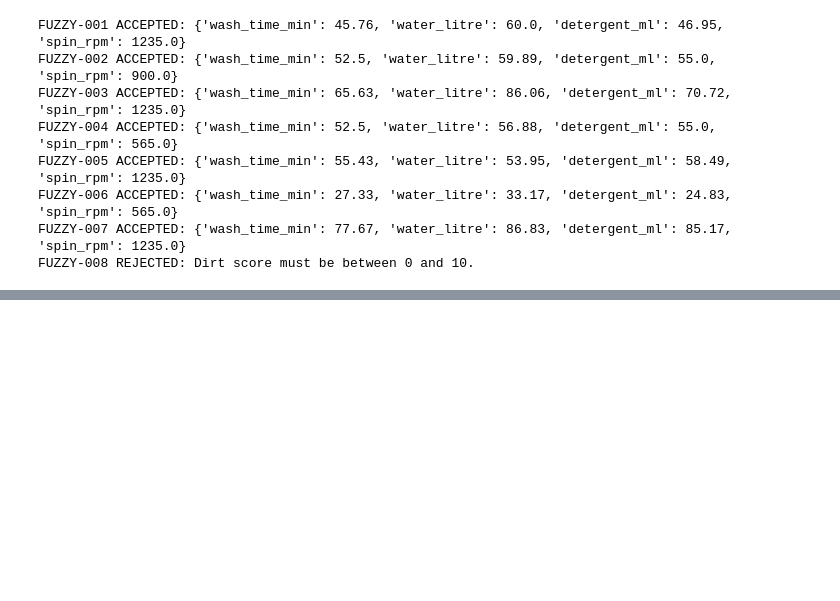
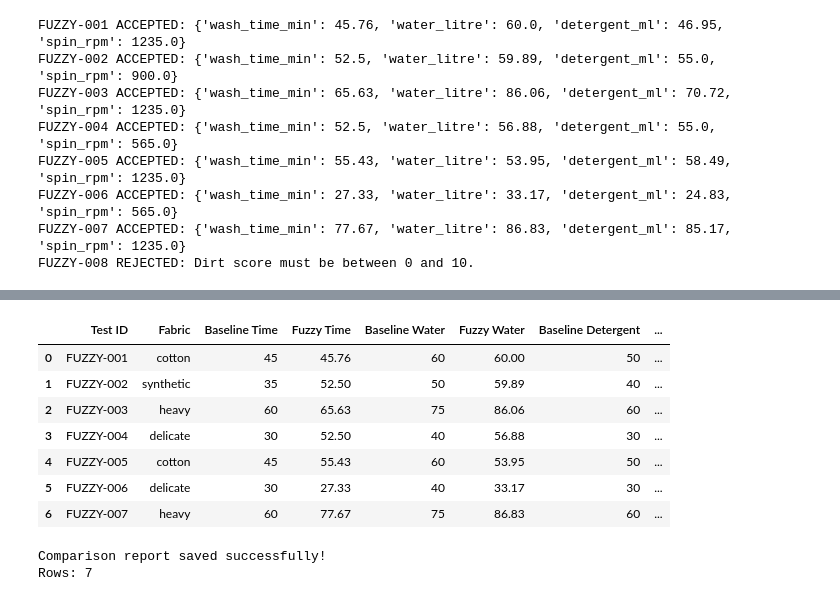
Before and after one commit to AdityaTripathi077/Smart-Washing-Machine-Optimizer, a Jupyter notebook: notebooks/02_fuzzy_controller.ipynb, the cells around one changed output, grey strips where cells are left out. Saved outputs shown, nothing was run; the diff lists cells and outputs as text; code cells hidden in the pictures; blank space fills up the shorter version.

Commit message:
Save Step 3 fuzzy controller comparison

```diff
--- a/notebooks/02_fuzzy_controller.ipynb
+++ b/notebooks/02_fuzzy_controller.ipynb
@@ -428,0 +478,54 @@ FUZZY-008 REJECTED: Dirt score must be between 0 and 10.
+# %%
+
+comparison_cases = [
+    (2, 2.0, "cotton", 100, "FUZZY-001"),
+    (5, 4.0, "synthetic", 60, "FUZZY-002"),
+    (9, 7.0, "heavy", 100, "FUZZY-003"),
+    (5, 2.0, "delicate", 80, "FUZZY-004"),
+    (7, 5.0, "cotton", 20, "FUZZY-005"),
+    (0, 0.5, "delicate", 0, "FUZZY-006"),
+    (10, 8.0, "heavy", 100, "FUZZY-007")
+]
+
+comparison_rows = []
+
+for dirt_score, load_kg, fabric, water_pct, test_id in comparison_cases:
+    baseline = baseline_controller(
+        dirt_score, load_kg, fabric, water_pct
+    )
+    fuzzy = washing_controller(
+        dirt_score, load_kg, fabric, water_pct
+    )
+
+    comparison_rows.append({
+        "Test ID": test_id,
+        "Fabric": fabric,
+        "Baseline Time": baseline["wash_time_min"],
+        "Fuzzy Time": fuzzy["wash_time_min"],
+        "Baseline Water": baseline["water_litre"],
+        "Fuzzy Water": fuzzy["water_litre"],
+        "Baseline Detergent": baseline["detergent_ml"],
+        "Fuzzy Detergent": fuzzy["detergent_ml"],
+        "Baseline RPM": baseline["spin_rpm"],
+        "Fuzzy RPM": fuzzy["spin_rpm"]
+    })
+
+comparison_df = pd.DataFrame(comparison_rows)
+display(comparison_df.round(2))
+# %% [output]
+|  | Test ID | Fabric | Baseline Time | Fuzzy Time | Baseline Water | Fuzzy Water | Baseline Detergent | ... |
+| 0 | FUZZY-001 | cotton | 45 | 45.76 | 60 | 60.00 | 50 | ... |
+| 1 | FUZZY-002 | synthetic | 35 | 52.50 | 50 | 59.89 | 40 | ... |
+| 2 | FUZZY-003 | heavy | 60 | 65.63 | 75 | 86.06 | 60 | ... |
+| 3 | FUZZY-004 | delicate | 30 | 52.50 | 40 | 56.88 | 30 | ... |
+| 4 | FUZZY-005 | cotton | 45 | 55.43 | 60 | 53.95 | 50 | ... |
+| 5 | FUZZY-006 | delicate | 30 | 27.33 | 40 | 33.17 | 30 | ... |
+| 6 | FUZZY-007 | heavy | 60 | 77.67 | 75 | 86.83 | 60 | ... |
+# %%
+
+comparison_df.to_csv("step3_baseline_vs_fuzzy.csv", index=False)
+print("Comparison report saved successfully!")
+print("Rows:", len(comparison_df))
+# %% [output]
+Comparison report saved successfully!
+Rows: 7
```
Also changed, not shown: parts of 1 cell of this notebook.
